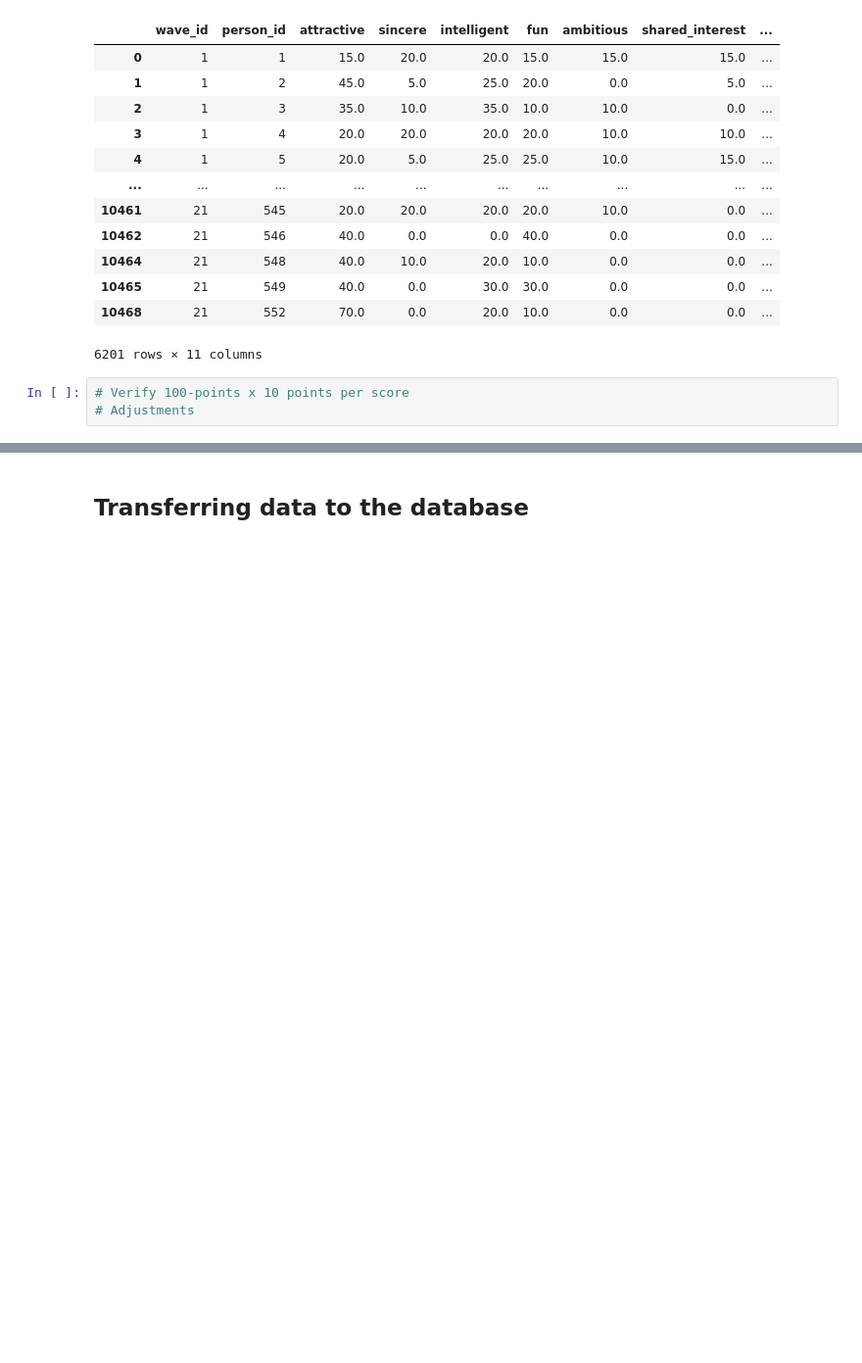
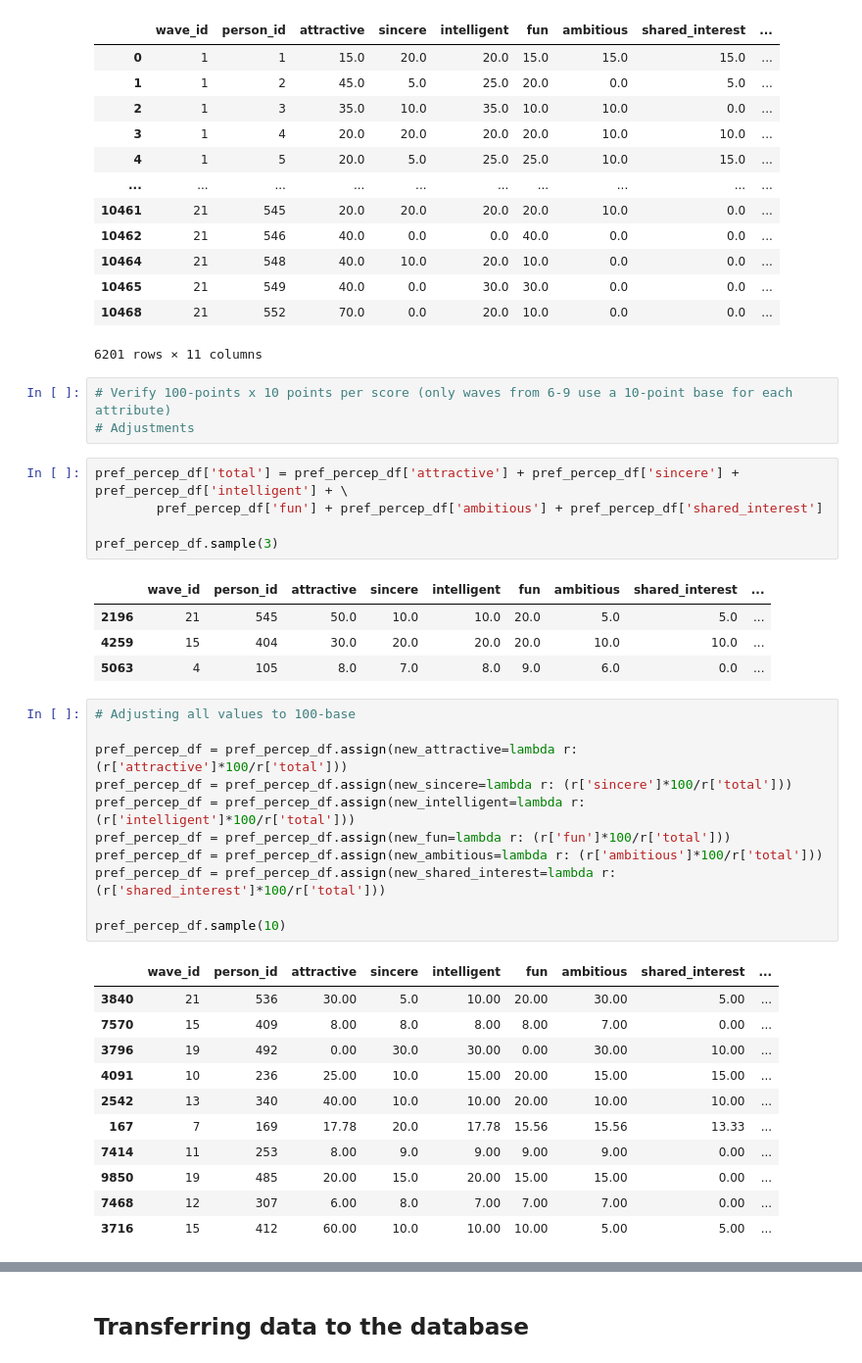
Before and after one commit to DavidGGonzalez/TeamBlue_FinalProject, a Jupyter notebook: Code/LoadDB.ipynb, the cells around one changed output, grey strips where cells are left out. Shown at 98% size. Saved outputs shown, nothing was run; the diff lists cells and outputs as text; blank space fills up the shorter version.

Commit message:
S2 - AG - adjusted ipynb to 100-points in waves 6-9 and SQL script for DB creation with drop table in the beginning

```diff
--- a/Code/LoadDB.ipynb
+++ b/Code/LoadDB.ipynb
@@ -781,5 +781,38 @@ pref_percep_df
 | 10468 | 21 | 552 | 70.0 | 0.0 | 20.0 | 10.0 | 0.0 | 0.0 | ... |
 6201 rows × 11 columns
 # %%
-# Verify 100-points x 10 points per score
+# Verify 100-points x 10 points per score (only waves from 6-9 use a 10-point base for each attribute)
 # Adjustments
+# %%
+pref_percep_df['total'] = pref_percep_df['attractive'] + pref_percep_df['sincere'] + pref_percep_df['intelligent'] + \
+        pref_percep_df['fun'] + pref_percep_df['ambitious'] + pref_percep_df['shared_interest']
+
+pref_percep_df.sample(3)
+# %% [output]
+|  | wave_id | person_id | attractive | sincere | intelligent | fun | ambitious | shared_interest | ... |
+| 2196 | 21 | 545 | 50.0 | 10.0 | 10.0 | 20.0 | 5.0 | 5.0 | ... |
+| 4259 | 15 | 404 | 30.0 | 20.0 | 20.0 | 20.0 | 10.0 | 10.0 | ... |
+| 5063 | 4 | 105 | 8.0 | 7.0 | 8.0 | 9.0 | 6.0 | 0.0 | ... |
+# %%
+# Adjusting all values to 100-base
+
+pref_percep_df = pref_percep_df.assign(new_attractive=lambda r: (r['attractive']*100/r['total']))
+pref_percep_df = pref_percep_df.assign(new_sincere=lambda r: (r['sincere']*100/r['total']))
+pref_percep_df = pref_percep_df.assign(new_intelligent=lambda r: (r['intelligent']*100/r['total']))
+pref_percep_df = pref_percep_df.assign(new_fun=lambda r: (r['fun']*100/r['total']))
+pref_percep_df = pref_percep_df.assign(new_ambitious=lambda r: (r['ambitious']*100/r['total']))
+pref_percep_df = pref_percep_df.assign(new_shared_interest=lambda r: (r['shared_interest']*100/r['total']))
+
+pref_percep_df.sample(10)
+# %% [output]
+|  | wave_id | person_id | attractive | sincere | intelligent | fun | ambitious | shared_interest | ... |
+| 3840 | 21 | 536 | 30.00 | 5.0 | 10.00 | 20.00 | 30.00 | 5.00 | ... |
+| 7570 | 15 | 409 | 8.00 | 8.0 | 8.00 | 8.00 | 7.00 | 0.00 | ... |
+| 3796 | 19 | 492 | 0.00 | 30.0 | 30.00 | 0.00 | 30.00 | 10.00 | ... |
+| 4091 | 10 | 236 | 25.00 | 10.0 | 15.00 | 20.00 | 15.00 | 15.00 | ... |
+| 2542 | 13 | 340 | 40.00 | 10.0 | 10.00 | 20.00 | 10.00 | 10.00 | ... |
+| 167 | 7 | 169 | 17.78 | 20.0 | 17.78 | 15.56 | 15.56 | 13.33 | ... |
+| 7414 | 11 | 253 | 8.00 | 9.0 | 9.00 | 9.00 | 9.00 | 0.00 | ... |
+| 9850 | 19 | 485 | 20.00 | 15.0 | 20.00 | 15.00 | 15.00 | 0.00 | ... |
+| 7468 | 12 | 307 | 6.00 | 8.0 | 7.00 | 7.00 | 7.00 | 0.00 | ... |
+| 3716 | 15 | 412 | 60.00 | 10.0 | 10.00 | 10.00 | 5.00 | 5.00 | ... |
```
Also changed, not shown: parts of 18 cells of this notebook, 1 other file.
